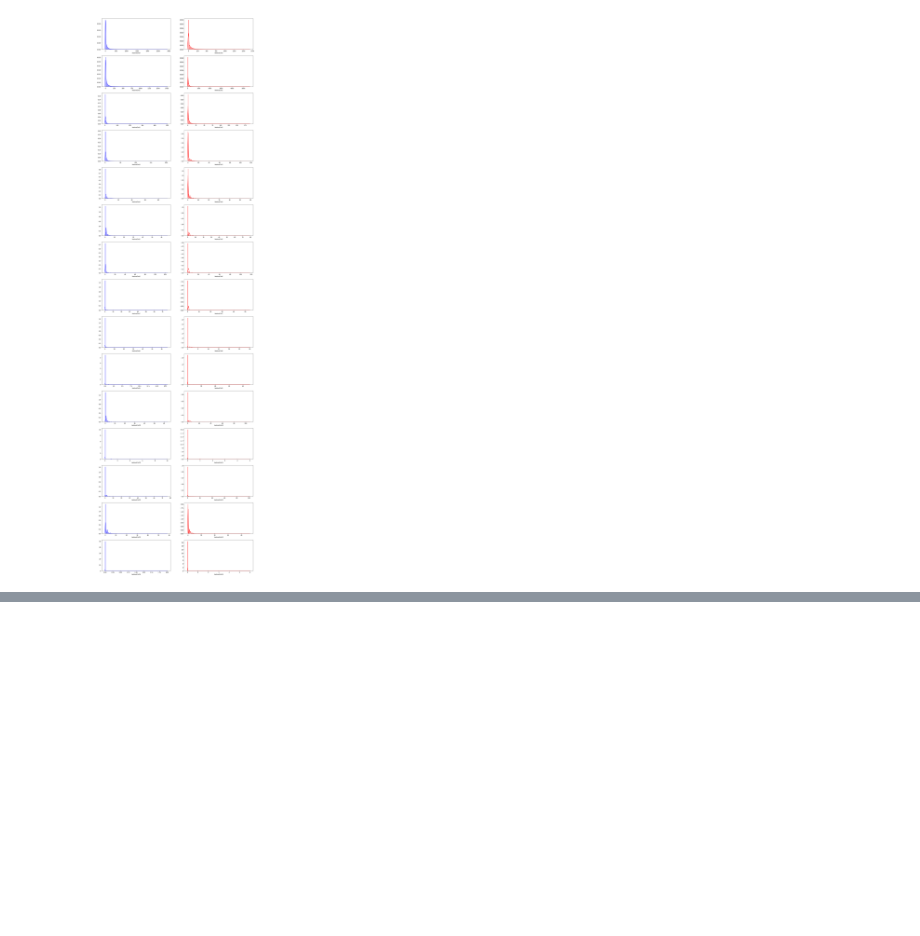
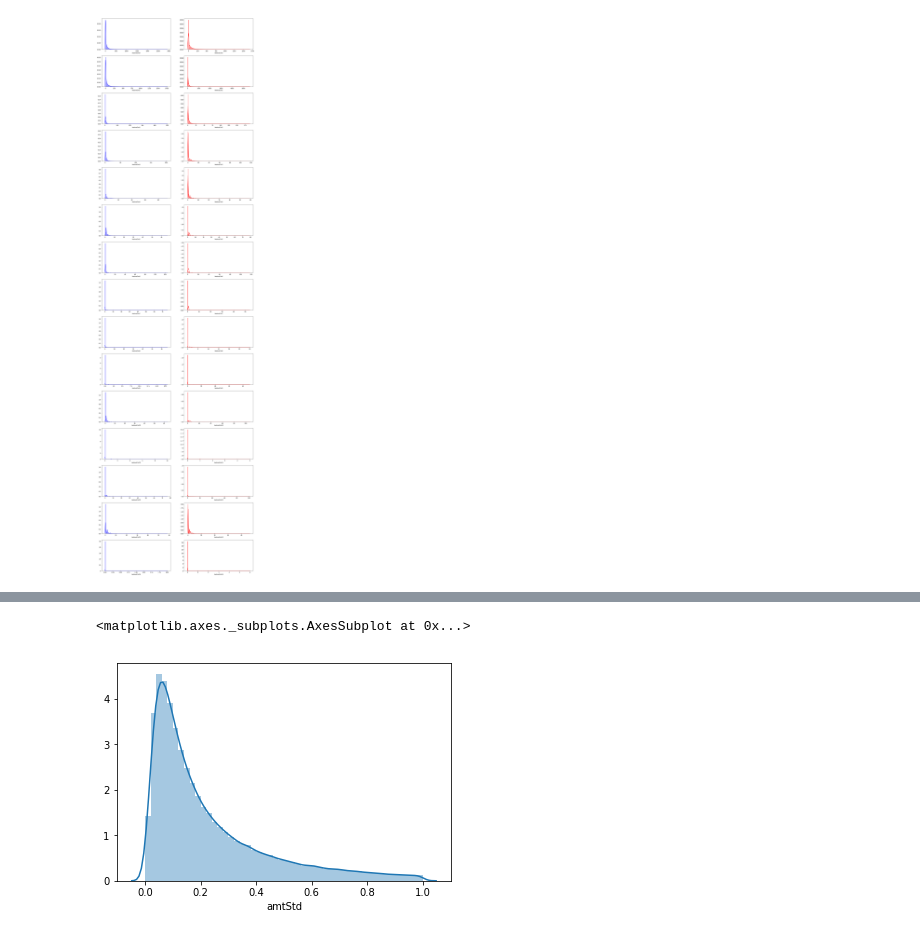
Before and after one commit to LeoHNLee/EloMerchantCategoryRecommendation, a Jupyter notebook: 2-eda-viz/2-historical-transaction.ipynb, the cells around one changed output, grey strips where cells are left out. Cells and saved outputs as stored; diff of their text form; code cells hidden in the pictures; blank space fills up the shorter version.

```diff
--- a/2-eda-viz/2-historical-transaction.ipynb
+++ b/2-eda-viz/2-historical-transaction.ipynb
@@ -453,0 +505,5 @@ edaViz.compareTrainTest(cols, trainLabels, testLabels)
+# %%
+sns.distplot(trainLabels['amtStd'][trainLabels['amtStd']<1])
+# %% [output]
+<matplotlib.axes._subplots.AxesSubplot at 0x...>
+[figure, added]
```
Also changed, not shown: parts of 12 cells of this notebook.
